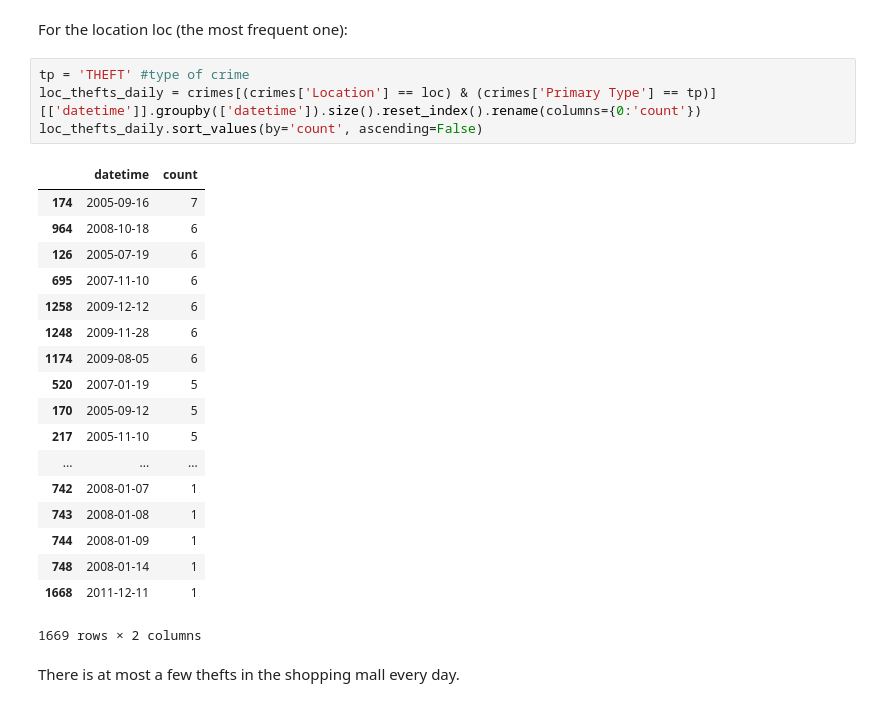
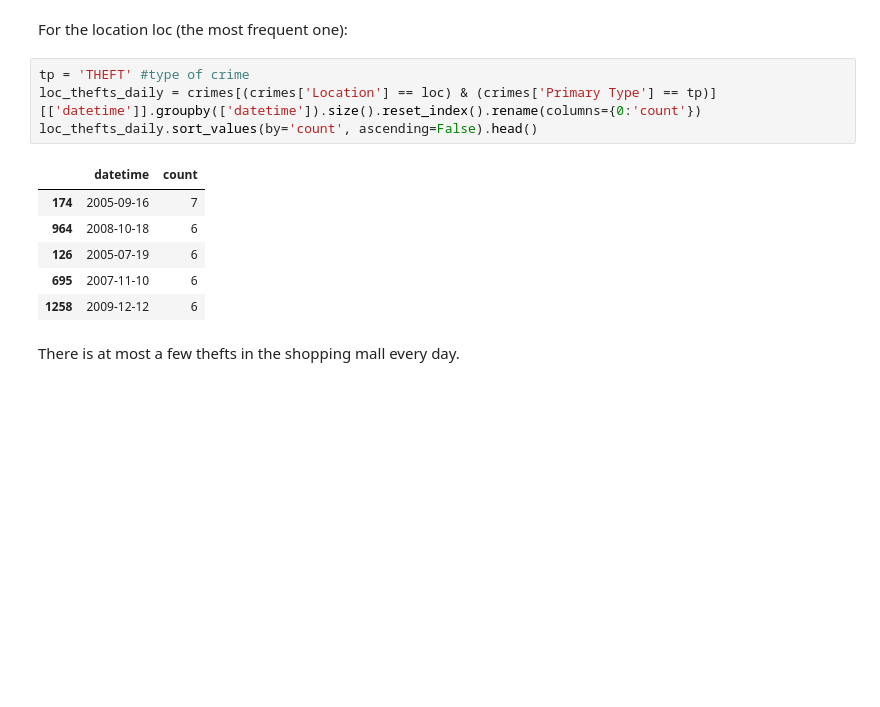
Before and after one commit to talesa/crime-predictive-model-chicago, a Jupyter notebook: exploration/brano_location_peak_analysis.ipynb, the cells around one changed output. Cells and saved outputs as stored; diff of their text form; blank space fills up the shorter version.

```diff
--- a/exploration/brano_location_peak_analysis.ipynb
+++ b/exploration/brano_location_peak_analysis.ipynb
@@ -121,26 +100,14 @@ For the location loc (the most frequent one):
 # %%
 tp = 'THEFT' #type of crime
 loc_thefts_daily = crimes[(crimes['Location'] == loc) & (crimes['Primary Type'] == tp)][['datetime']].groupby(['datetime']).size().reset_index().rename(columns={0:'count'})
-loc_thefts_daily.sort_values(by='count', ascending=False)
+loc_thefts_daily.sort_values(by='count', ascending=False).head()
 # %% [output]
 |  | datetime | count |
 | 174 | 2005-09-16 | 7 |
 | 964 | 2008-10-18 | 6 |
 | 126 | 2005-07-19 | 6 |
 | 695 | 2007-11-10 | 6 |
 | 1258 | 2009-12-12 | 6 |
-| 1248 | 2009-11-28 | 6 |
-| 1174 | 2009-08-05 | 6 |
-| 520 | 2007-01-19 | 5 |
-| 170 | 2005-09-12 | 5 |
-| 217 | 2005-11-10 | 5 |
-| ... | ... | ... |
-| 742 | 2008-01-07 | 1 |
-| 743 | 2008-01-08 | 1 |
-| 744 | 2008-01-09 | 1 |
-| 748 | 2008-01-14 | 1 |
-| 1668 | 2011-12-11 | 1 |
-1669 rows × 2 columns
 # %% [markdown]
 There is at most a few thefts in the shopping mall every day.
 # %%
```
Also changed, not shown: parts of 3 cells of this notebook, 2 other files.
